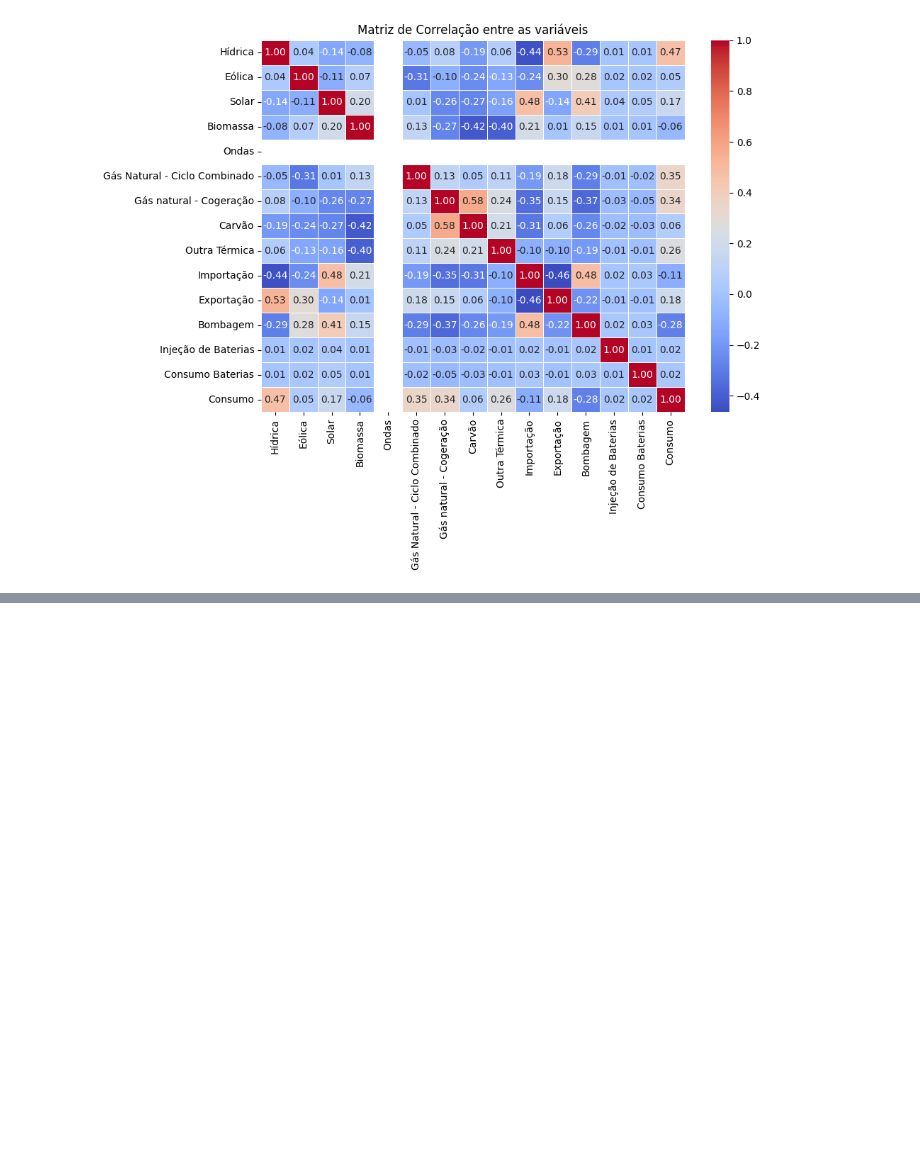
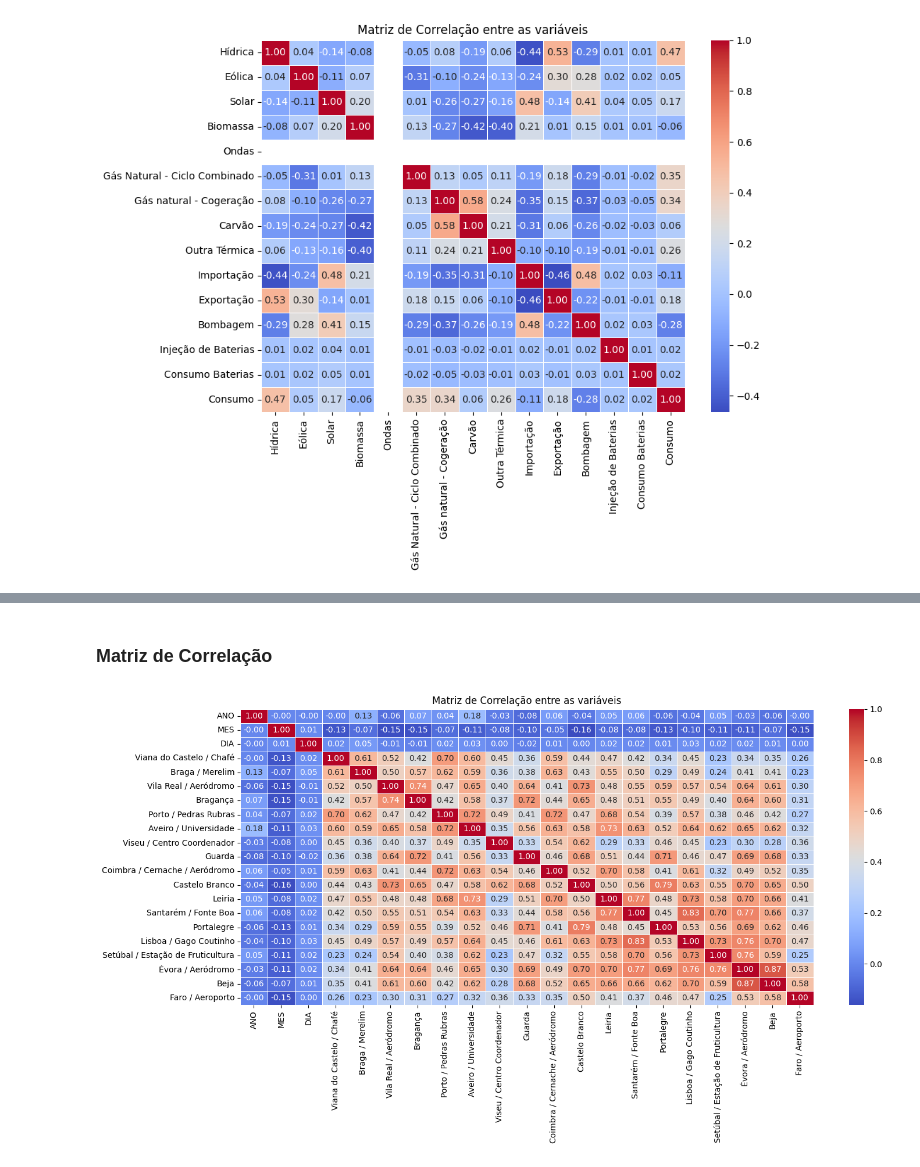
Before and after one commit to tjpoa/wind-energy-forecast, a Jupyter notebook: EDA.ipynb, the cells around one changed output, grey strips where cells are left out. Cells and saved outputs as stored; diff of their text form; code cells hidden in the pictures; blank space fills up the shorter version.

```diff
--- a/EDA.ipynb
+++ b/EDA.ipynb
@@ -203,0 +208,4 @@ plt.show()
+# %%
+df_vento = pd.read_csv("data/raw/FF_MED.csv", sep=';', encoding='utf-8')
+
+print(df_vento.head())
@@ -203,0 +413,15 @@ plt.show()
+# %% [markdown]
+### Matriz de Correlação
+# %%
+# Gerar a matriz de correlação sem a coluna "Data e Hora"
+df_corr = df_vento.drop(columns=["Data"])  # Remover temporariamente para a correlação
+corr_matrix = df_corr.corr()
+
+# Visualizar a matriz de correlação usando seaborn
+plt.figure(figsize=(15, 8))
+sns.heatmap(corr_matrix, annot=True, cmap='coolwarm', fmt='.2f', linewidths=0.5)
+plt.title("Matriz de Correlação entre as variáveis")
+plt.tight_layout()
+plt.show()
+# %% [output]
+[figure, added]
```
Also changed, not shown: parts of 15 cells of this notebook.
